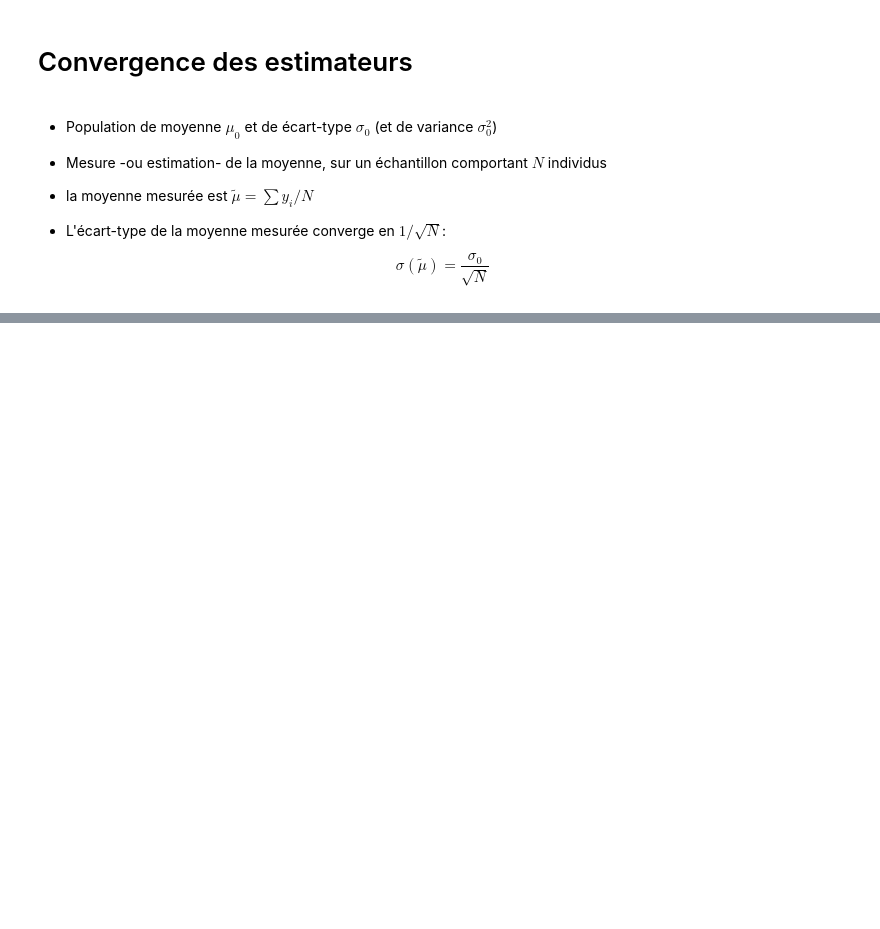
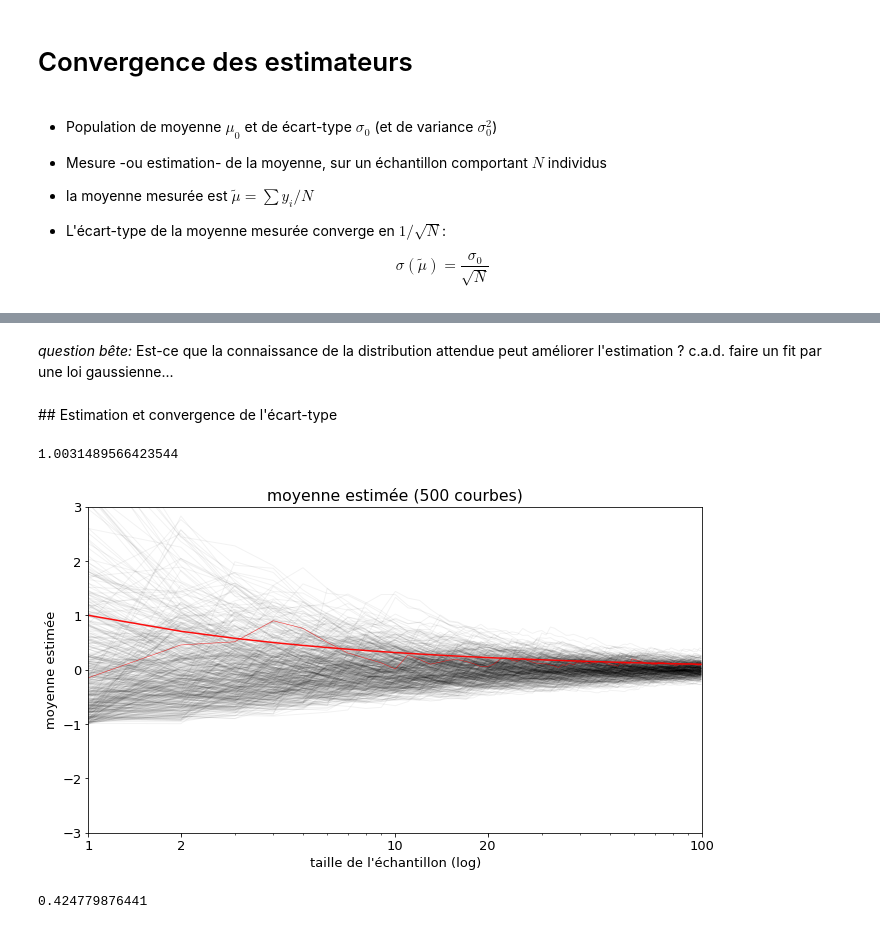
Before and after one commit to xdze2/xdze2.github.io-src, a Jupyter notebook: content/statistiques/Convergence-estimateur.ipynb, the cells around one changed output, grey strips where cells are left out. Drawn from its saved outputs; the diff is of its cells as text; code cells hidden in the pictures; blank space fills up the shorter version.

```diff
--- a/content/statistiques/Convergence-estimateur.ipynb
+++ b/content/statistiques/Convergence-estimateur.ipynb
@@ -60,0 +55,57 @@ plt.xticks(x_lab, labels); # , rotation='vertical'
+# %% [markdown]
+_question bête:_ Est-ce que la connaissance de la distribution attendue peut améliorer l'estimation ? c.a.d. faire un fit par une loi gaussienne...
+# %% [markdown]
+## Estimation et convergence de l'écart-type
+# %%
+N = 60000
+# %%
+Xn = np.random.exponential(scale=1.0, size=N)
+# %%
+Xn.mean()
+# %% [output]
+1.0031489566423544
+# %%
+
+nbrs_courbes = 500
+
+n_Min, n_Max = 1, 100
+
+ylim0 = 3
+plt.figure(figsize=(11, 6)  )
+
+n_span = range(n_Min, n_Max)
+
+for k in range( nbrs_courbes ):
+    Xn = np.random.exponential(scale=1.0, size=n_Max) - 1
+
+    moy_esti = [ Xn[:i].mean() for i in n_span  ]
+
+    plt.semilogx(n_span, moy_esti , 'k', alpha=0.05, lw=1.0 );
+
+# Un exemple de courbe:
+plt.semilogx(n_span,  moy_esti , 'r', alpha=.8, lw=0.5 );
+
+
+# Ecart-type de la mesure :
+sigma_moy = 1.0/np.sqrt( np.array(n_span) )
+plt.plot(n_span, sigma_moy, 'r', alpha=0.94, lw=1.5 );
+
+
+plt.xlim([n_Min, n_Max]); plt.ylim([-ylim0, ylim0 ]);
+plt.xlabel(u'taille de l\'échantillon (log)'), plt.ylabel(u'moyenne estimée');
+plt.title( u"moyenne estimée (500 courbes)" );
+
+x_lab, labels = [1, 2, 10, 20, 100], ['1', '2', '10', '20', '100']
+plt.xticks(x_lab, labels); # , rotation='vertical'
+# %% [output]
+[figure, added]
+# %%
+N = 10
+Xn = np.random.exponential(scale=1., size=N)-1
+
+print( Xn.mean() )
+
+Fexp = np.linspace( 0, 1, len(Xn) )
+xFexp = np.sort( Xn )
+# %% [output]
+0.424779876441
```
Also changed, not shown: parts of 8 cells of this notebook, 5 other files.
